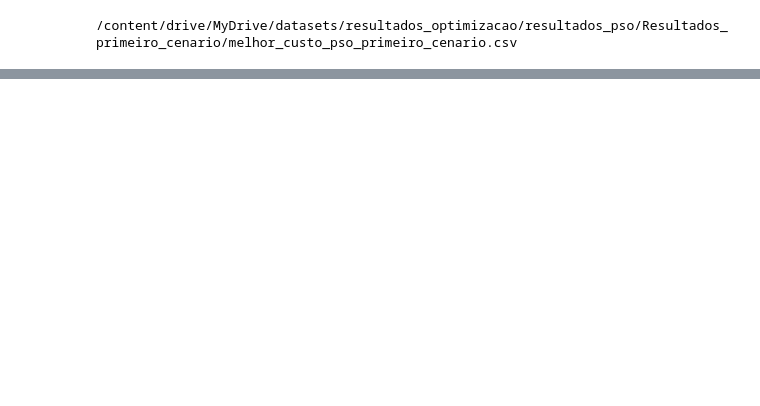
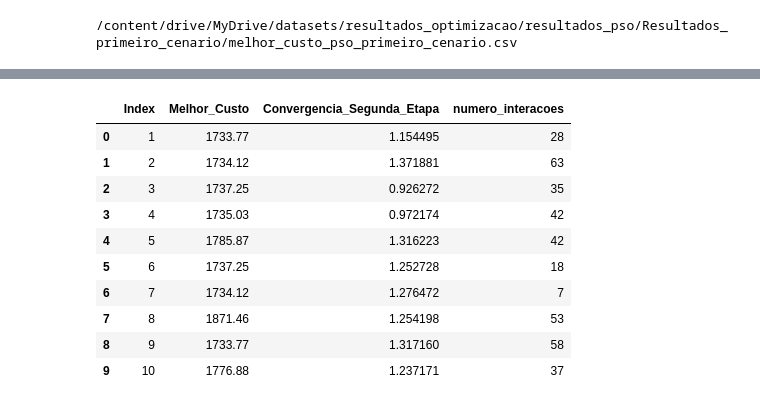
Before and after one commit to uervitonsantos/Otimizacao-Politicaca-Manutencao-Preventiva-Imperfeita, a Jupyter notebook: Algoritmo_PSO_para_otimização_de_custo_de_manutenção_preventiva_v15.ipynb, the cells around one changed output, grey strips where cells are left out. Saved outputs shown, nothing was run; the diff lists cells and outputs as text; code cells hidden in the pictures; blank space fills up the shorter version.

```diff
--- a/Algoritmo_PSO_para_otimização_de_custo_de_manutenção_preventiva_v15.ipynb
+++ b/Algoritmo_PSO_para_otimização_de_custo_de_manutenção_preventiva_v15.ipynb
@@ -937,0 +1074,16 @@ dados.describe()
+# %%
+# Leitura dos dados de tempo de falha para 4 cenarios de exemplo
+dados = pd.read_csv(f'{LINK_ARQUIVO_PRINCIPAL}{NOME_ARQUIVO_PRINCIPAL}_comparacao.csv', sep=";")
+dados.head(10)
+# %% [output]
+|  | Index | Melhor_Custo | Convergencia_Segunda_Etapa | numero_interacoes |
+| 0 | 1 | 1733.77 | 1.154495 | 28 |
+| 1 | 2 | 1734.12 | 1.371881 | 63 |
+| 2 | 3 | 1737.25 | 0.926272 | 35 |
+| 3 | 4 | 1735.03 | 0.972174 | 42 |
+| 4 | 5 | 1785.87 | 1.316223 | 42 |
+| 5 | 6 | 1737.25 | 1.252728 | 18 |
+| 6 | 7 | 1734.12 | 1.276472 | 7 |
+| 7 | 8 | 1871.46 | 1.254198 | 53 |
+| 8 | 9 | 1733.77 | 1.317160 | 58 |
+| 9 | 10 | 1776.88 | 1.237171 | 37 |
```
Also changed, not shown: parts of 26 cells of this notebook.
